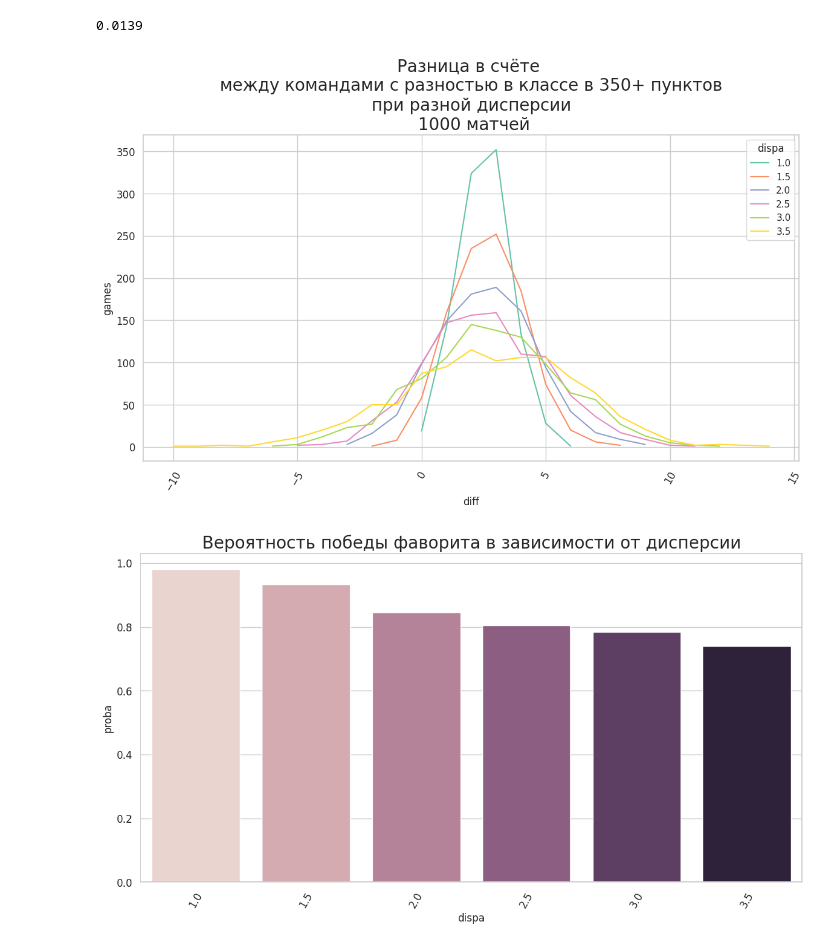
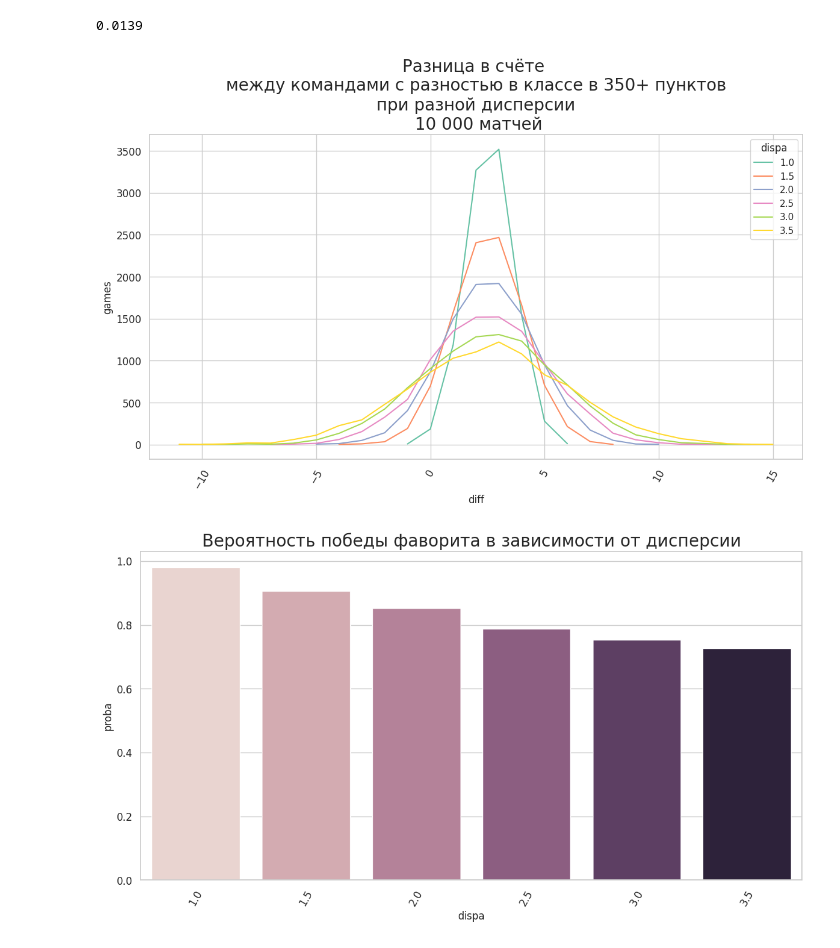
Before and after one commit to rosolimo212/torunaments, a Jupyter notebook: main.ipynb, the cells around one changed output. Saved outputs shown, nothing was run; the diff lists cells and outputs as text; code cells hidden in the pictures.

```diff
--- a/main.ipynb
+++ b/main.ipynb
@@ -307,7 +307,7 @@ np.sum(mr_df_gr[mr_df_gr['diff'].isin([-3])]['games']) / np.sum(mr_df_gr['games'
 # %% [output]
 0.0139
 # %%
-n_iterations = 1000
+n_iterations = 10000
 rating_home = 2395 # man sity
 rating_away = 2041 #brandford
 total = 0
@@ -338,18 +338,18 @@ mr_df_gr = mr_df_mult.groupby(['diff', 'dispa']).agg(
 # %%
 DrawGraph(
     x='diff',
     y='games',
     hue='dispa',
     # hue_order = ['', ''],
     type_graph='lineplot',
     data=mr_df_gr,
     rotation_x=60,
     palette = 'Set2',
     # multiple='stack',
-    title='Разница в счёте \n между командами с разностью в классе в 350+ пунктов \n при разной дисперсии \n 1000 матчей'
+    title='Разница в счёте \n между командами с разностью в классе в 350+ пунктов \n при разной дисперсии \n 10 000 матчей'
 ).show()
 # %% [output]
-[figure, old version]
+[figure, new version]
 # %%
 pbobs_df = mr_df_gr[mr_df_gr['diff'] > 0].groupby('dispa').sum()[['games']].reset_index()
 pbobs_df['proba'] = pbobs_df['games'] / n_iterations
@@ -367,7 +367,7 @@ DrawGraph(
     title='Вероятность победы фаворита в зависимости от дисперсии'
 ).show()
 # %% [output]
-[figure, old version]
+[figure, new version]
 # %%
 pbobs_df = mr_df_gr[mr_df_gr['diff'].isin([1,2,3,4])].groupby('dispa').sum()[['games']].reset_index()
 pbobs_df['proba'] = pbobs_df['games'] / n_iterations
```
Also changed, not shown: parts of 4 cells of this notebook.
